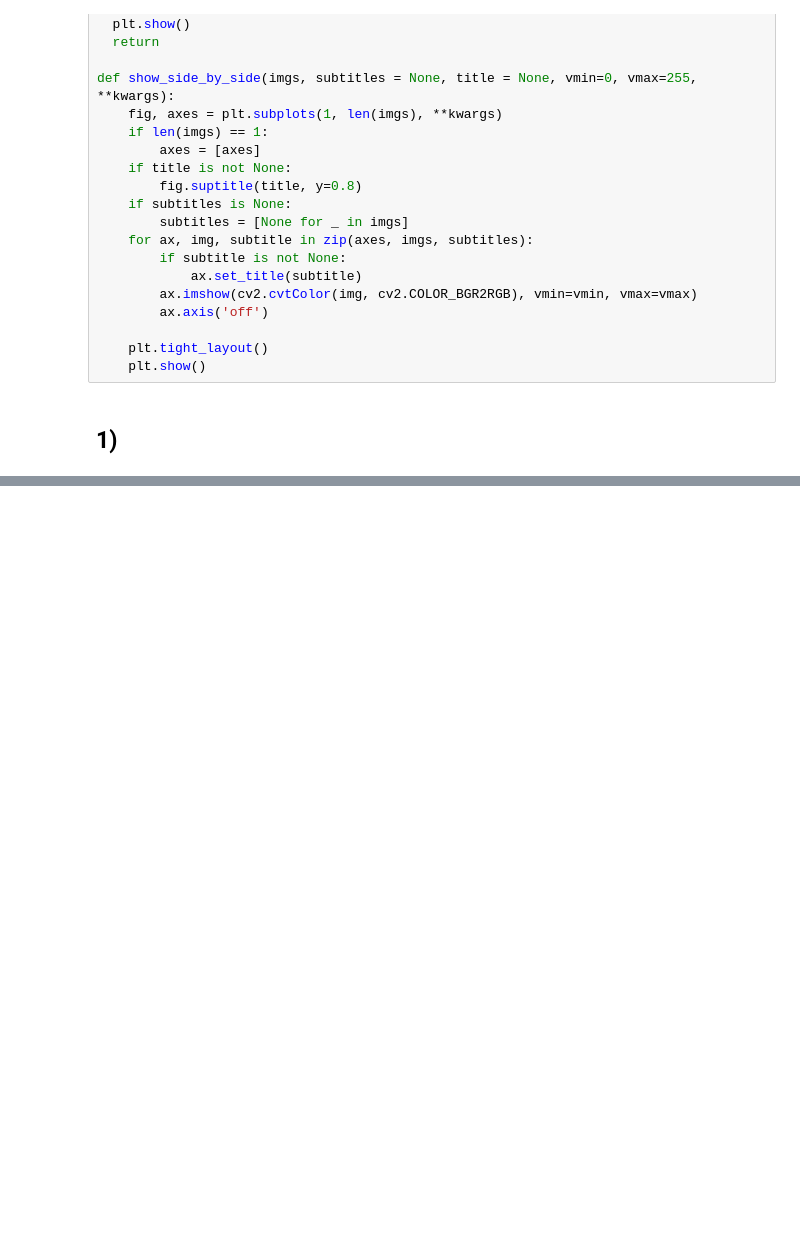
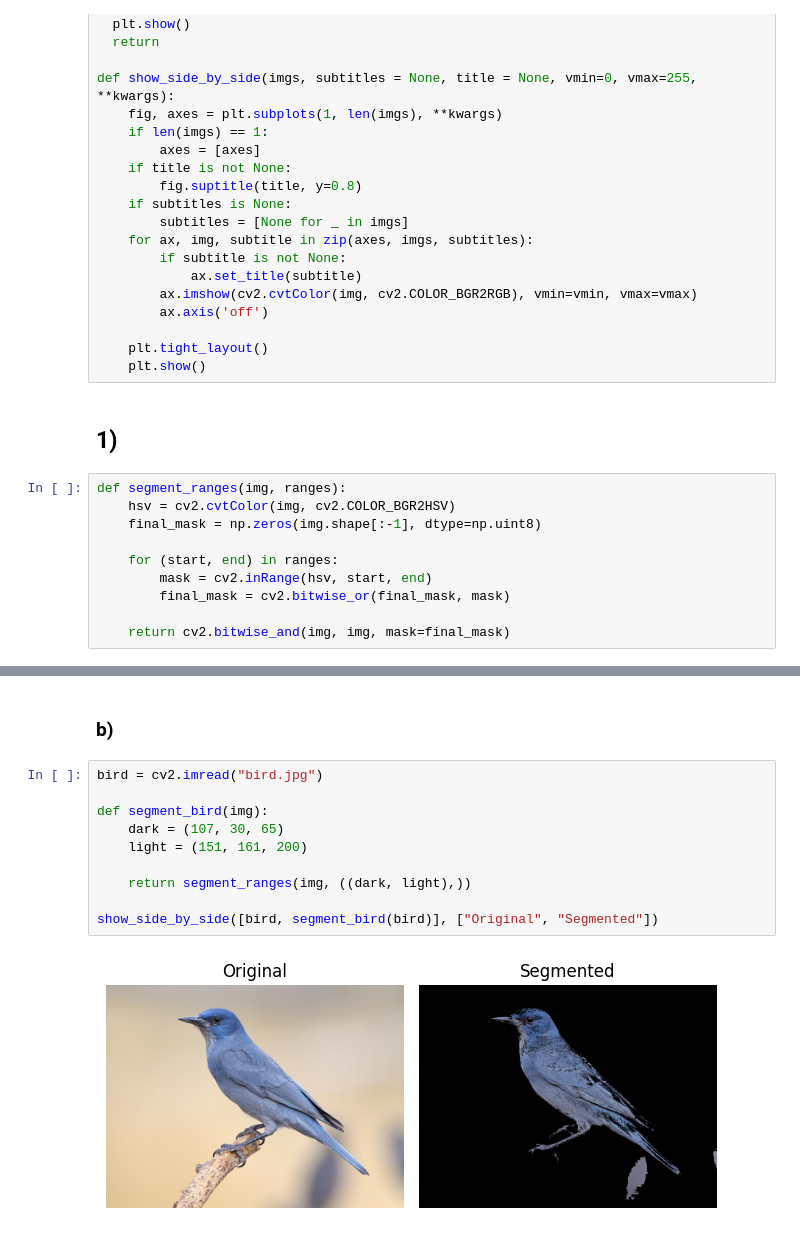
Before and after one commit to bautistasch/Procesamiento-de-Imagenes, a Jupyter notebook: TP6/notebook.ipynb, the cells around one changed output, grey strips where cells are left out. Drawn from its saved outputs; the diff is of its cells as text; blank space fills up the shorter version.

```diff
--- a/TP6/notebook.ipynb
+++ b/TP6/notebook.ipynb
@@ -33,3 +33,13 @@ def show_side_by_side(imgs, subtitles = None, title = None, vmin=0, vmax=255, **
     plt.show()
 # %% [markdown]
 ## 1)
+# %%
+def segment_ranges(img, ranges):
+    hsv = cv2.cvtColor(img, cv2.COLOR_BGR2HSV)
+    final_mask = np.zeros(img.shape[:-1], dtype=np.uint8)
+
+    for (start, end) in ranges:
+        mask = cv2.inRange(hsv, start, end)
+        final_mask = cv2.bitwise_or(final_mask, mask)
+
+    return cv2.bitwise_and(img, img, mask=final_mask)
@@ -58,3 +66,17 @@ for nemo in nemo_images:
 [figure]
 [figure]
 [figure]
+# %% [markdown]
+### b)
+# %%
+bird = cv2.imread("bird.jpg")
+
+def segment_bird(img):
+    dark = (107, 30, 65)
+    light = (151, 161, 200)
+
+    return segment_ranges(img, ((dark, light),))
+
+show_side_by_side([bird, segment_bird(bird)], ["Original", "Segmented"])
+# %% [output]
+[figure, added]
```
Also changed, not shown: parts of 2 cells of this notebook.
